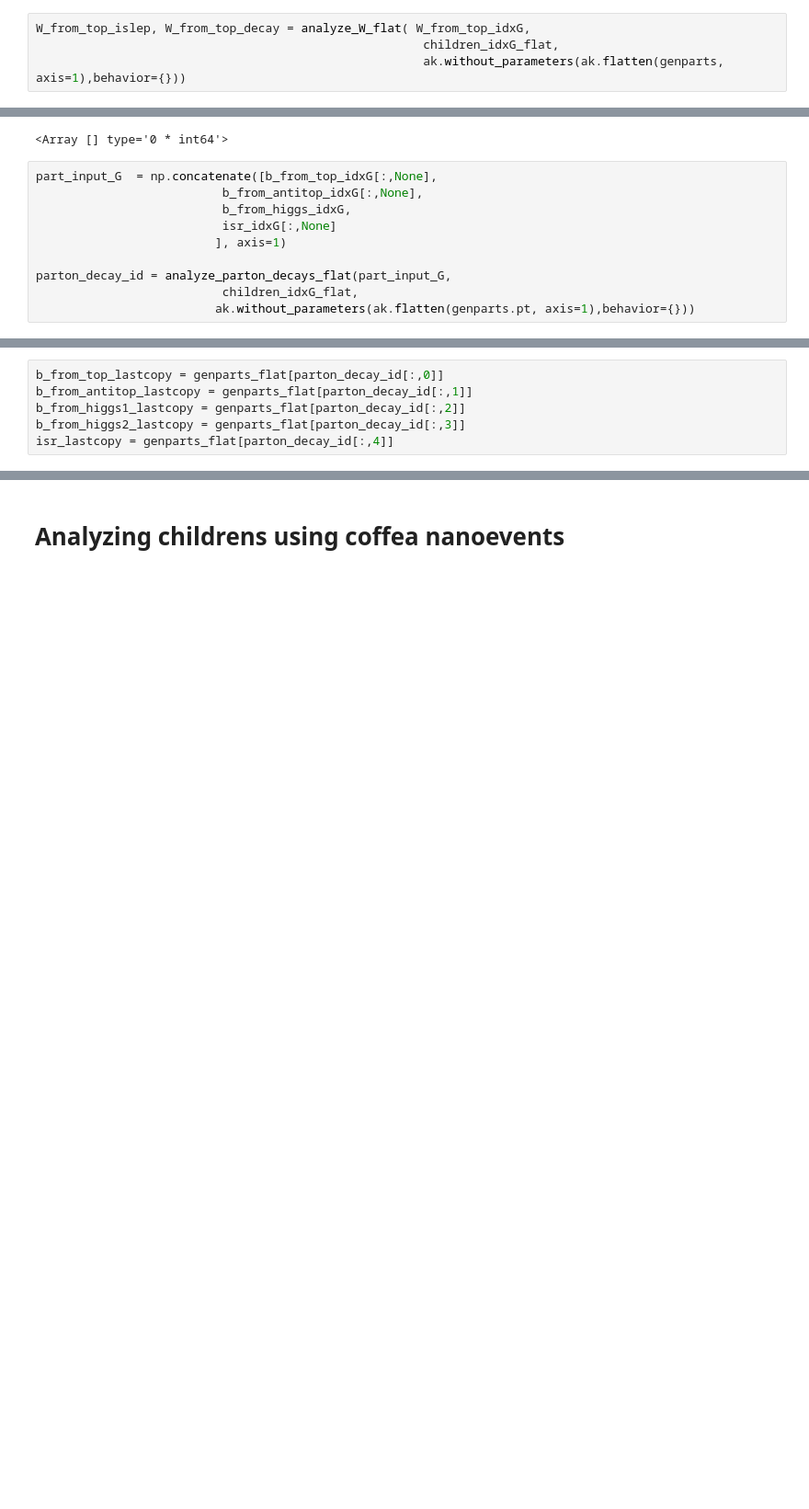
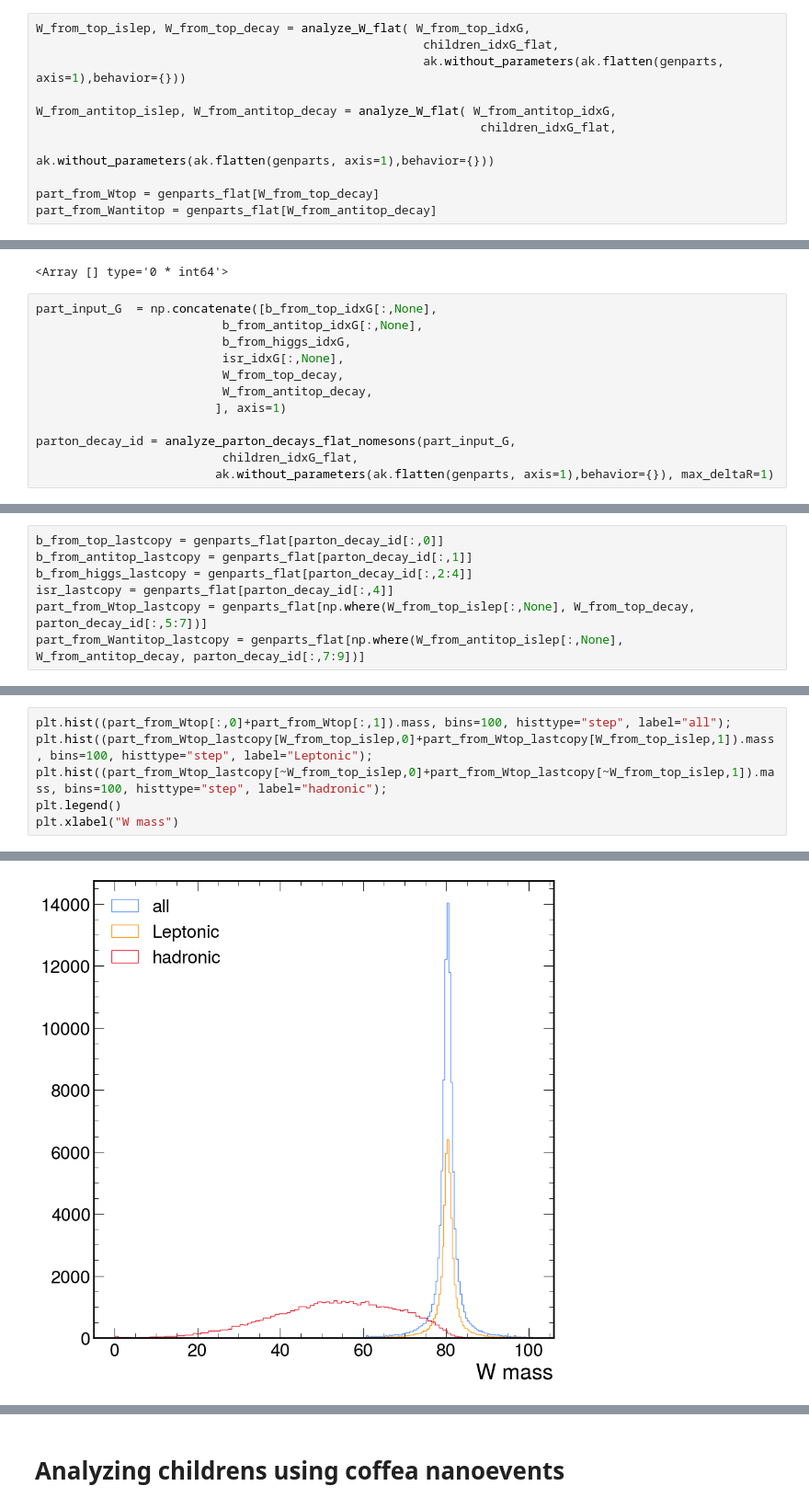
Before and after one commit to valsdav/ttHbb_jets_partons_studies, a Jupyter notebook: ImproveTruthMatching.ipynb, the cells around one changed output, grey strips where cells are left out. Shown: that part at 92% size. Drawn from its saved outputs; the diff is of its cells as text; blank space fills up the shorter version.

```diff
--- a/ImproveTruthMatching.ipynb
+++ b/ImproveTruthMatching.ipynb
@@ -1139,3 +1188,10 @@ b_from_higgs_idxG = ak.to_numpy(b_from_higgs_idx + genparts_offsets[:-1], allow_
 W_from_top_islep, W_from_top_decay = analyze_W_flat( W_from_top_idxG,
                                                       children_idxG_flat,
                                                       ak.without_parameters(ak.flatten(genparts, axis=1),behavior={}))
+
+W_from_antitop_islep, W_from_antitop_decay = analyze_W_flat( W_from_antitop_idxG,
+                                                              children_idxG_flat,
+                                                              ak.without_parameters(ak.flatten(genparts, axis=1),behavior={}))
+
+part_from_Wtop = genparts_flat[W_from_top_decay]
+part_from_Wantitop = genparts_flat[W_from_antitop_decay]
@@ -1151,9 +1203,11 @@ ak.local_index(events, axis=0)[(W_from_top_islep ^ W_from_antitop_islep)!= semil
 part_input_G  = np.concatenate([b_from_top_idxG[:,None],
                           b_from_antitop_idxG[:,None],
                           b_from_higgs_idxG,
-                          isr_idxG[:,None]
+                          isr_idxG[:,None],
+                          W_from_top_decay,
+                          W_from_antitop_decay,
                          ], axis=1)
 
-parton_decay_id = analyze_parton_decays_flat(part_input_G,
+parton_decay_id = analyze_parton_decays_flat_nomesons(part_input_G,
                           children_idxG_flat,
-                         ak.without_parameters(ak.flatten(genparts.pt, axis=1),behavior={}))
+                         ak.without_parameters(ak.flatten(genparts, axis=1),behavior={}), max_deltaR=1)
@@ -1174,6 +1238,7 @@ array([[     38,      19,      28,      31,      43],
 # %%
 b_from_top_lastcopy = genparts_flat[parton_decay_id[:,0]]
 b_from_antitop_lastcopy = genparts_flat[parton_decay_id[:,1]]
-b_from_higgs1_lastcopy = genparts_flat[parton_decay_id[:,2]]
-b_from_higgs2_lastcopy = genparts_flat[parton_decay_id[:,3]]
+b_from_higgs_lastcopy = genparts_flat[parton_decay_id[:,2:4]]
 isr_lastcopy = genparts_flat[parton_decay_id[:,4]]
+part_from_Wtop_lastcopy = genparts_flat[np.where(W_from_top_islep[:,None], W_from_top_decay, parton_decay_id[:,5:7])]
+part_from_Wantitop_lastcopy = genparts_flat[np.where(W_from_antitop_islep[:,None], W_from_antitop_decay, parton_decay_id[:,7:9])]
@@ -1183,0 +1251,7 @@ plt.hist(b_from_higgs2_lastcopy.pdgId, range=(-20,20), bins=40);
+# %%
+plt.hist((part_from_Wtop[:,0]+part_from_Wtop[:,1]).mass, bins=100, histtype="step", label="all");
+plt.hist((part_from_Wtop_lastcopy[W_from_top_islep,0]+part_from_Wtop_lastcopy[W_from_top_islep,1]).mass, bins=100, histtype="step", label="Leptonic");
+plt.hist((part_from_Wtop_lastcopy[~W_from_top_islep,0]+part_from_Wtop_lastcopy[~W_from_top_islep,1]).mass, bins=100, histtype="step", label="hadronic");
+plt.legend()
+plt.xlabel("W mass")
+# %% [output]
@@ -1183,0 +1259 @@ plt.hist(b_from_higgs2_lastcopy.pdgId, range=(-20,20), bins=40);
+[figure, added]
```
Also changed, not shown: parts of 46 cells of this notebook.
